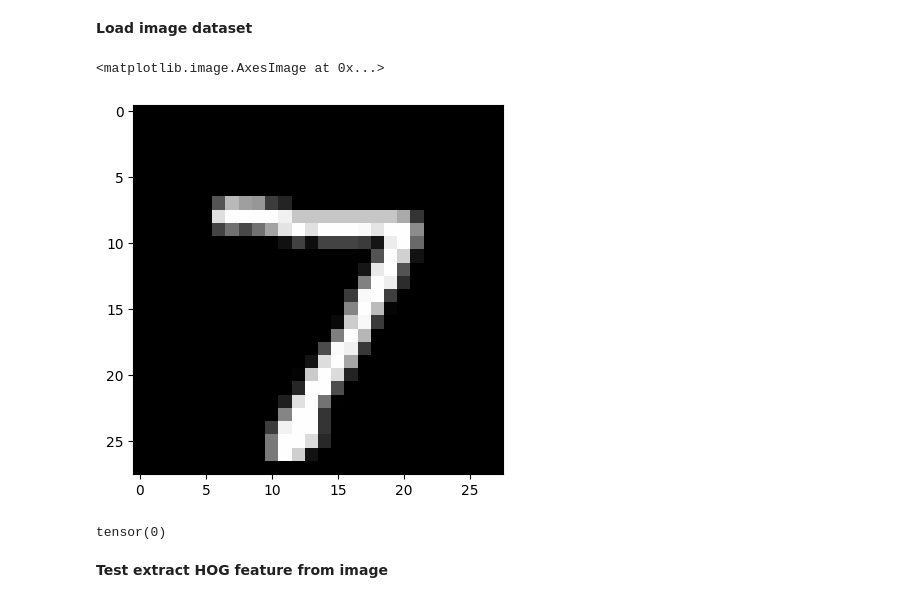
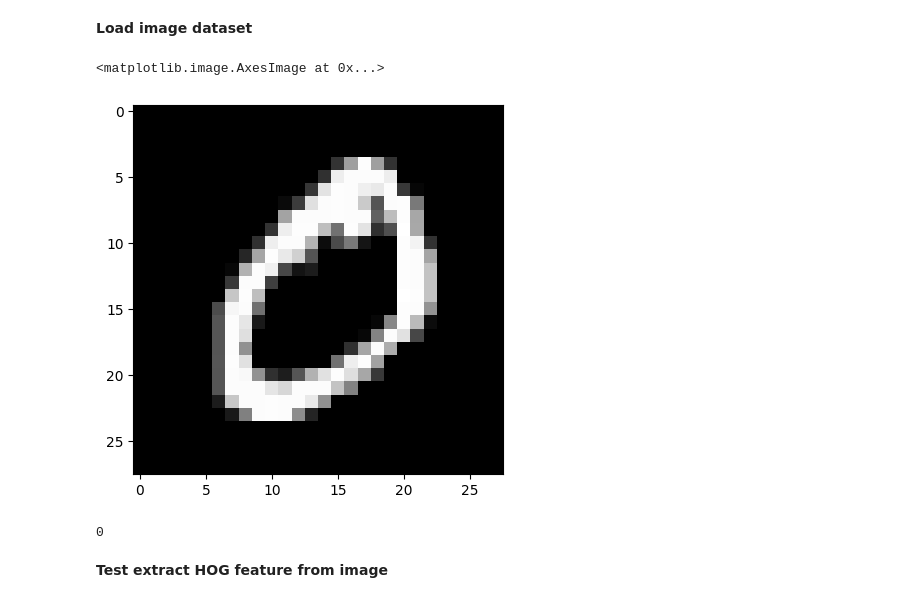
Before and after one commit to Haryogul/ATS-Image-Classification-with-HOG-Feature-and-Neural-Networks.ipynb, a Jupyter notebook: Source code/ATS_Image_Classification_with_HOG_Feature_and_Neural_Networks.ipynb, the cells around one changed output. Cells and saved outputs as stored; diff of their text form; code cells hidden in the pictures.

```diff
--- a/Source code/ATS_Image_Classification_with_HOG_Feature_and_Neural_Networks.ipynb
+++ b/Source code/ATS_Image_Classification_with_HOG_Feature_and_Neural_Networks.ipynb
@@ -58,13 +51,0 @@ test_images, test_labels = mnist_test.data, mnist_test.targets
-# %%
-mnist_test = datasets.MNIST(root='./data', train=False, download=True)
-images, labels = mnist_test.data, mnist_test.targets
-
-plt.imshow(images[0], cmap='gray')
-# %% [output]
-<matplotlib.image.AxesImage at 0x...>
-[figure, removed]
-# %%
-label_second = mnist.targets[1]
-print(label_second)
-# %% [output]
-tensor(0)
@@ -71,3 +58,12 @@ tensor(0)
+# %%
+plt.imshow(train_images[1].reshape(28,28), cmap='gray')
+# %% [output]
+<matplotlib.image.AxesImage at 0x...>
+[figure, added]
+# %%
+train_labels[1]
+# %% [output]
+0
 # %% [markdown]
 **Test extract HOG feature from image**
 # %%
```
Also changed, not shown: parts of 21 cells of this notebook.
